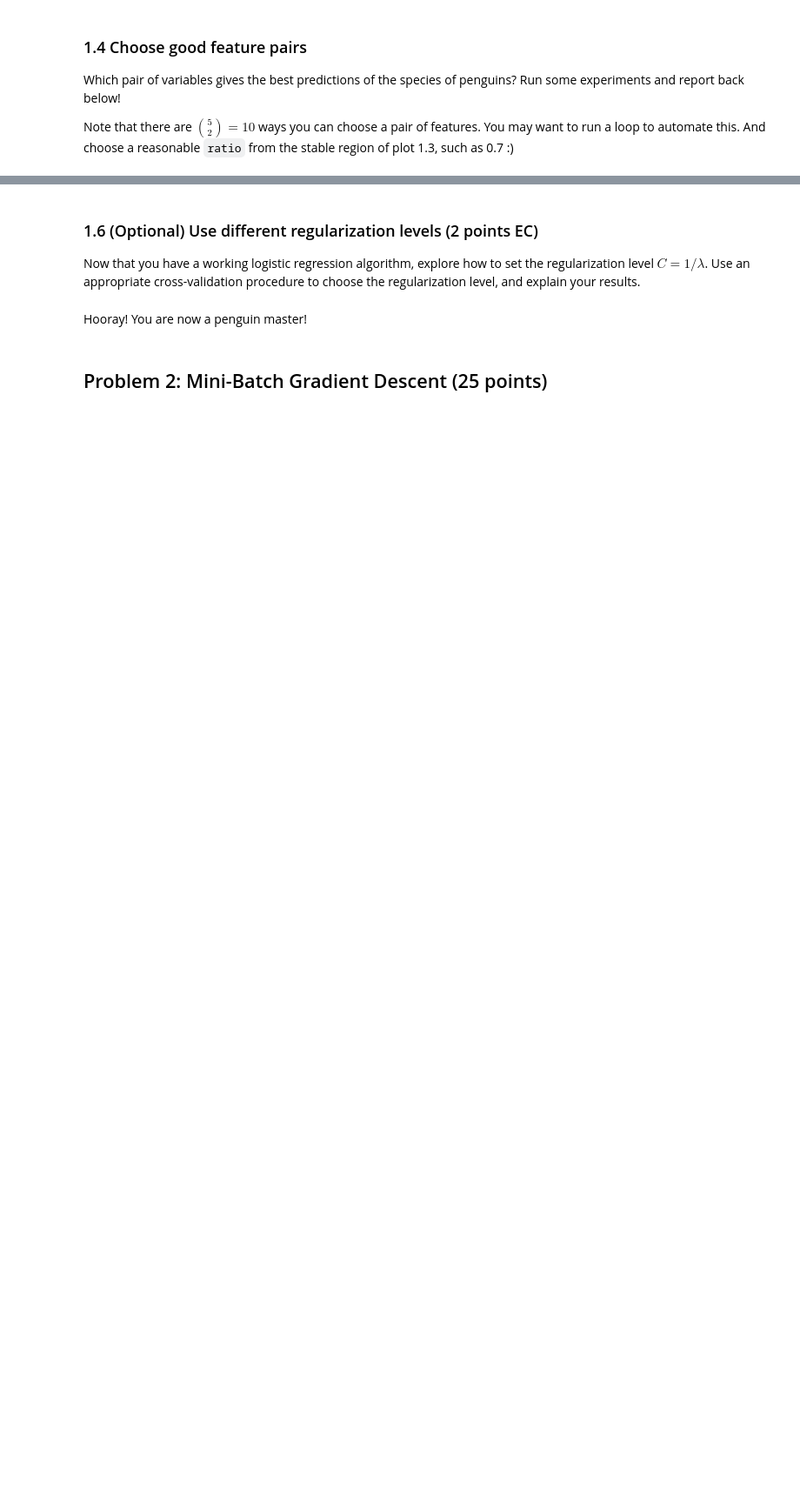
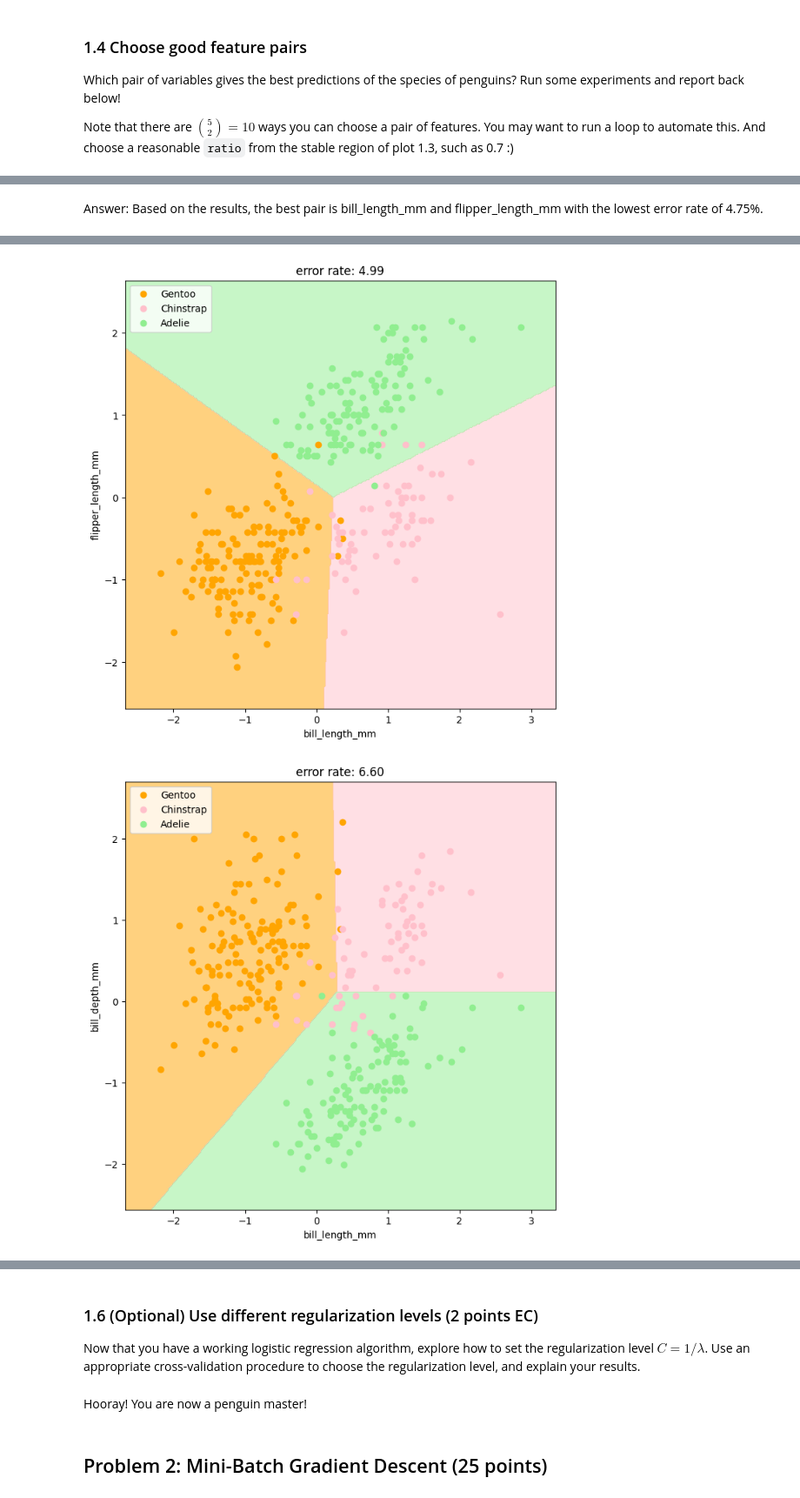
Before and after one commit to yaj0212/Introductory-Machine-Learning, a Jupyter notebook: assignments/assn2/assn2.ipynb, the cells around one changed output, grey strips where cells are left out. Shown at 87% size. Cells and saved outputs as stored; diff of their text form; code cells hidden in the pictures; blank space fills up the shorter version.

```diff
--- a/assignments/assn2/assn2.ipynb
+++ b/assignments/assn2/assn2.ipynb
@@ -184,0 +291,10 @@ Note that there are ${5 \choose 2} = 10$ ways you can choose a pair of features.
+# %%
+# todo:
+# your code starts here
+for i in range(X.shape[1]):
+  for j in range(i+1, X.shape[1]):
+    X_pair = X.iloc[:, [i, j]]
+    error = get_err_rate(X_pair, y, 0.7, trials)
+    print(f'Predictio error of {X.columns.values[i]} and {X.columns.values[j]}: ', error)
+
+# your code ends here
@@ -185,3 +312,5 @@ Note that there are ${5 \choose 2} = 10$ ways you can choose a pair of features.
+# %% [markdown]
+Answer: Based on the results, the best pair is bill_length_mm and flipper_length_mm with the lowest error rate of 4.75%.
 # %% [markdown]
 ### 1.5 Visualize the decision boundries
 
@@ -223,0 +351,19 @@ def plot_decision_boundaries(X, y, model, error):
+# %%
+# Your code and markdown here
+X_train_pair1, X_test_pair1, y_train_pair1, y_test_pair1 = train_test_split(X[['bill_length_mm', 'flipper_length_mm']], y, train_size=0.7)
+model1 = lr.fit(X_train_pair1, y_train_pair1)
+error1 = get_err_rate(X[['bill_length_mm', 'flipper_length_mm']], y, 0.7, trials)
+plot_decision_boundaries(X[['bill_length_mm', 'flipper_length_mm']], y, model1, error1 * 100)
+
+X_train_pair2, X_test_pair2, y_train_pair2, y_test_pair2 = train_test_split(X[['bill_length_mm', 'bill_depth_mm']], y, train_size=0.7)
+model2 = lr.fit(X_train_pair2, y_train_pair2)
+error2 = get_err_rate(X[['bill_length_mm', 'bill_depth_mm']], y, 0.7, trials)
+plot_decision_boundaries(X[['bill_length_mm', 'bill_depth_mm']], y, model2, error2 * 100)
+
+X_train_pair3, X_test_pair3, y_train_pair3, y_test_pair3 = train_test_split(X[['bill_length_mm', 'body_mass_g']], y, train_size=0.7)
+model3 = lr.fit(X_train_pair3, y_train_pair3)
+error3 = get_err_rate(X[['bill_length_mm', 'body_mass_g']], y, 0.7, trials)
+plot_decision_boundaries(X[['bill_length_mm', 'body_mass_g']], y, model3, error3 * 100)
+# %% [output]
+[figure, added]
+[figure, added]
```
Also changed, not shown: parts of 18 cells of this notebook.
